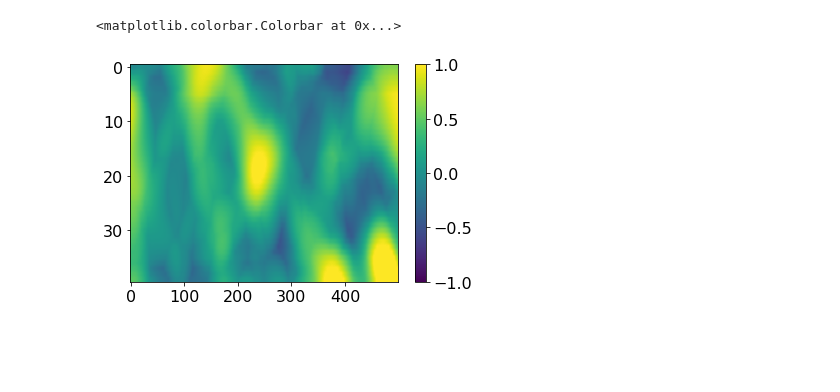
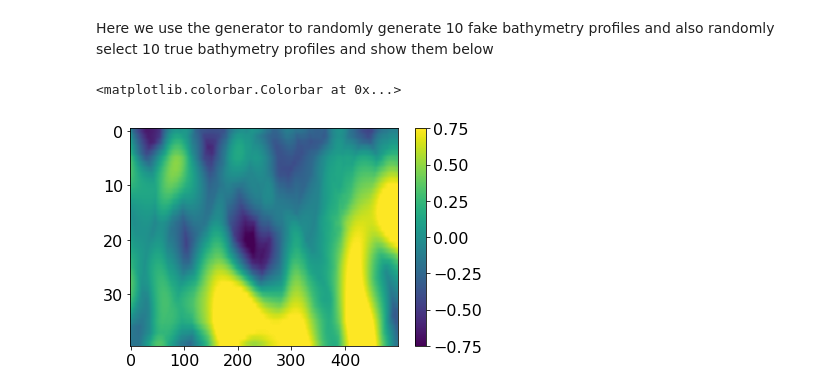
Before and after one commit to qyz96/BathyGAN, a Jupyter notebook: BathyGAN.ipynb, the cells around one changed output. Cells and saved outputs as stored; diff of their text form; code cells hidden in the pictures; blank space fills up the shorter version.

```diff
--- a/BathyGAN.ipynb
+++ b/BathyGAN.ipynb
@@ -291,0 +518,21 @@ def train_g(g_model, d_model, gan_model, dataset, latent_dim, n_epochs=100, n_ba
+# %%
+#put v_y in right shape (if necessary):
+
+vy_dummy = vy.reshape(41,501,-1)
+vy_new = np.zeros((vy_dummy.shape[2],vy_dummy.shape[0],vy_dummy.shape[1]))
+for i in range(vy_dummy.shape[2]):
+    vy_new[i,:,:] = vy_dummy[:,:,i]
+del vy_dummy
+
+#check vy_new shape:
+print(vy_new.shape)
+# %%
+#add channel dimension:
+
+x_train = Z_new.reshape(-1,41,501,1) #input (Z)
+yx_train = vx_new.reshape(-1,41,501,1) #output (vx; can be replaced with vy or both vx/vy)
+yy_train = vy_new.reshape(-1,41,501,1)
+#check shapes:
+print(x_train.shape)
+print(yx_train.shape)
+print(yy_train.shape)
@@ -292,10 +589,4 @@ def train_g(g_model, d_model, gan_model, dataset, latent_dim, n_epochs=100, n_ba
 # %%
-data = loadmat('Sav_BC_func_PCGA_1std_noise10_std4_zmax94_48_12_s0_5_6.mat')
-vel = data['velocity_prof'] #velocities
-z_f = data['z_f'] #free surface elevation
-Q_b = data['Q_b'] #influx
-Z = data['Z'] #bathymetry
-vx, vy, _ = dp.xy_vel_sep(vel) #v_x/v_y separation
 data_z = np.reshape(Z.T, (4500, 41, 501, 1))
 data_z = data_z[:, :40, :500, :]
 std_ = np.reshape(np.std(np.reshape(data_z, (4500, 20000)), axis = 0), (1,40,500,1))
@@ -303,7 +594,7 @@ mean_ = np.reshape(np.mean(np.reshape(data_z, (4500, 20000)), axis = 0), (1,40,5
 min_ = np.reshape(np.min(np.reshape(data_z, (4500, 20000)), axis = 0), (1,40,500,1))
 max_ = np.reshape(np.max(np.reshape(data_z, (4500, 20000)), axis = 0), (1,40,500,1))
 data_zn = ((data_z - min_) / (max_ - min_))
-data_zn = (data_zn - 0.5) * 2
+data_zn = (data_zn - 0.5) * 1.5
 # %%
 g_model = generator(50)
 c_model = critic()
@@ -321,19 +612,30 @@ for k in range(epo):
     x_train = x_train[r_index, :, :, :]
     y_train = y_train[r_index, :]
     n_epoch = 1
+    print(k)
     for j in range(n_epoch):
         for i in range(282):
             c_model.train_on_batch(x_train[i * 16 : (i + 1) * 16], y_train[i * 16 : (i + 1) * 16])
-            c_model.evaluate(x_train[i * 16 : (i + 1) * 16], y_train[i * 16 : (i + 1) * 16])
-    train_g(g_model, c_model, gan_model, data_zn, 50, n_epochs=2, n_batch=128, n_steps = 10)
+            #c_model.evaluate(x_train[i * 16 : (i + 1) * 16], y_train[i * 16 : (i + 1) * 16])
+    train_g(g_model, c_model, gan_model, data_zn, 50, n_epochs=1, n_batch=128, n_steps = 10)
+    im = generate_fake_samples(g_model, 50, 1)[0][0]
+    #im = ((im / 2) + 0.5) * (max_ - min_) + min_
+    #plt.figure(figsize=(50,5))
+    plt.figure()
+    plt.imshow(im[0,:,:,0], aspect='auto')
+    plt.colorbar()
+    plt.savefig('GAN_train' + str(k) + '.png')
+    g_model.save_weights('BathyGAN_1.5_iter_' + str(k) + '_.h5')
+# %% [markdown]
+Here we use the generator to randomly generate 10 fake bathymetry profiles and also randomly select 10 true bathymetry profiles and show them below
 # %%
 im = generate_real_samples(data_zn, 10)[0][0]
 #plt.figure(figsize=(40,4))
-plt.imshow(im[0,:,:,0], aspect='auto', vmin = -1, vmax = 1)
+plt.imshow(im[0,:,:,0], aspect='auto')
 plt.colorbar()
 # %% [output]
 <matplotlib.colorbar.Colorbar at 0x...>
-[figure, old version]
+[figure, new version]
 # %%
 im = generate_fake_samples(g_model, 50, 10)[0][0]
 #im = ((im / 2) + 0.5) * (max_ - min_) + min_
```
Also changed, not shown: parts of 35 cells of this notebook, 3 other files.
